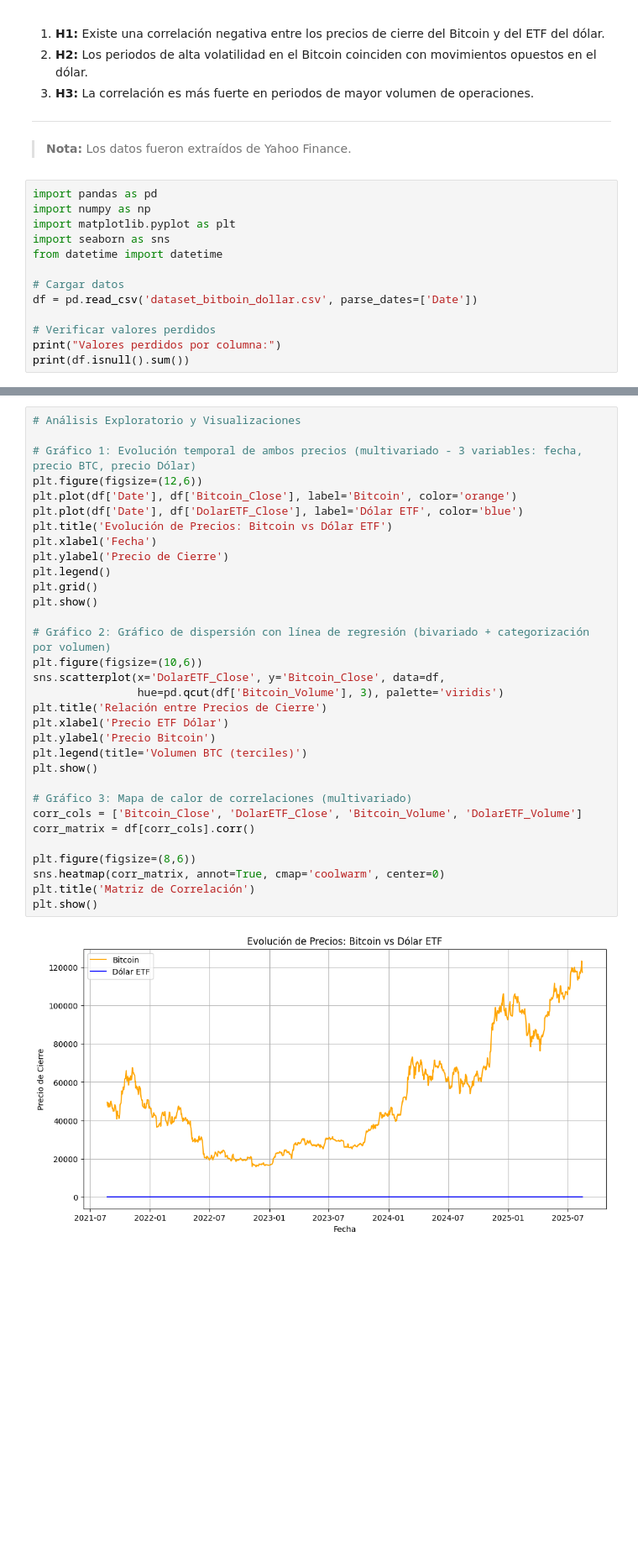
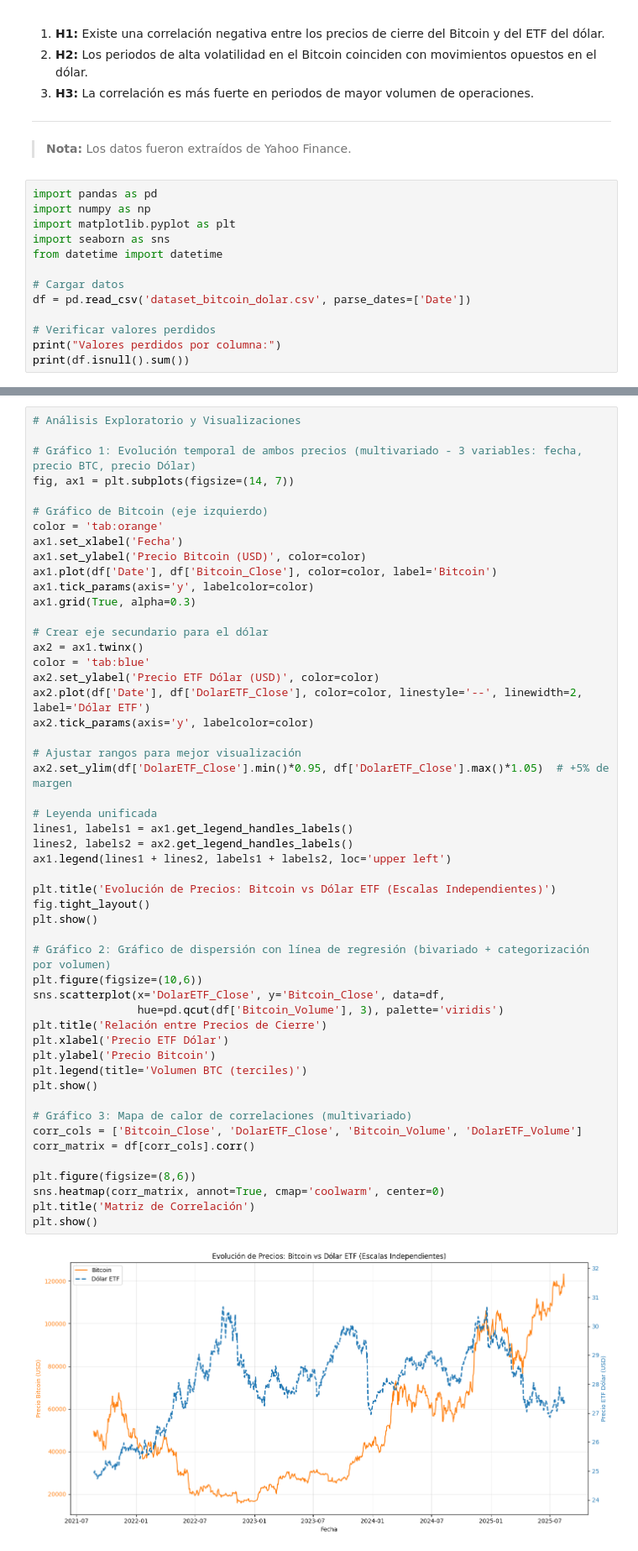
Before and after one commit to DanielHernandezGalvez/Correlacion_dollar_bitcoin, a Jupyter notebook: entregable1.ipynb, the cells around one changed output, grey strips where cells are left out. Shown at 84% size. Saved outputs shown, nothing was run; the diff lists cells and outputs as text; blank space fills up the shorter version.

Commit message:
unificación del grafico de la evolución de los precios

```diff
--- a/entregable1.ipynb
+++ b/entregable1.ipynb
@@ -42,7 +42,7 @@ import seaborn as sns
 from datetime import datetime
 
 # Cargar datos
-df = pd.read_csv('dataset_bitboin_dollar.csv', parse_dates=['Date'])
+df = pd.read_csv('dataset_bitcoin_dolar.csv', parse_dates=['Date'])
 
 # Verificar valores perdidos
 print("Valores perdidos por columna:")
@@ -66,35 +66,54 @@ dtype: int64
 # %%
 # Análisis Exploratorio y Visualizaciones
 
 # Gráfico 1: Evolución temporal de ambos precios (multivariado - 3 variables: fecha, precio BTC, precio Dólar)
-plt.figure(figsize=(12,6))
-plt.plot(df['Date'], df['Bitcoin_Close'], label='Bitcoin', color='orange')
-plt.plot(df['Date'], df['DolarETF_Close'], label='Dólar ETF', color='blue')
-plt.title('Evolución de Precios: Bitcoin vs Dólar ETF')
-plt.xlabel('Fecha')
-plt.ylabel('Precio de Cierre')
-plt.legend()
-plt.grid()
+fig, ax1 = plt.subplots(figsize=(14, 7))
+
+# Gráfico de Bitcoin (eje izquierdo)
+color = 'tab:orange'
+ax1.set_xlabel('Fecha')
+ax1.set_ylabel('Precio Bitcoin (USD)', color=color)
+ax1.plot(df['Date'], df['Bitcoin_Close'], color=color, label='Bitcoin')
+ax1.tick_params(axis='y', labelcolor=color)
+ax1.grid(True, alpha=0.3)
+
+# Crear eje secundario para el dólar
+ax2 = ax1.twinx()
+color = 'tab:blue'
+ax2.set_ylabel('Precio ETF Dólar (USD)', color=color)
+ax2.plot(df['Date'], df['DolarETF_Close'], color=color, linestyle='--', linewidth=2, label='Dólar ETF')
+ax2.tick_params(axis='y', labelcolor=color)
+
+# Ajustar rangos para mejor visualización
+ax2.set_ylim(df['DolarETF_Close'].min()*0.95, df['DolarETF_Close'].max()*1.05)  # +5% de margen
+
+# Leyenda unificada
+lines1, labels1 = ax1.get_legend_handles_labels()
+lines2, labels2 = ax2.get_legend_handles_labels()
+ax1.legend(lines1 + lines2, labels1 + labels2, loc='upper left')
+
+plt.title('Evolución de Precios: Bitcoin vs Dólar ETF (Escalas Independientes)')
+fig.tight_layout()
 plt.show()
 
 # Gráfico 2: Gráfico de dispersión con línea de regresión (bivariado + categorización por volumen)
 plt.figure(figsize=(10,6))
 sns.scatterplot(x='DolarETF_Close', y='Bitcoin_Close', data=df,
                 hue=pd.qcut(df['Bitcoin_Volume'], 3), palette='viridis')
 plt.title('Relación entre Precios de Cierre')
 plt.xlabel('Precio ETF Dólar')
 plt.ylabel('Precio Bitcoin')
 plt.legend(title='Volumen BTC (terciles)')
 plt.show()
 
 # Gráfico 3: Mapa de calor de correlaciones (multivariado)
 corr_cols = ['Bitcoin_Close', 'DolarETF_Close', 'Bitcoin_Volume', 'DolarETF_Volume']
 corr_matrix = df[corr_cols].corr()
 
 plt.figure(figsize=(8,6))
 sns.heatmap(corr_matrix, annot=True, cmap='coolwarm', center=0)
 plt.title('Matriz de Correlación')
 plt.show()
 # %% [output]
-[figure, old version]
+[figure, new version]
 [figure]
```
Also changed, not shown: parts of 2 cells of this notebook.
